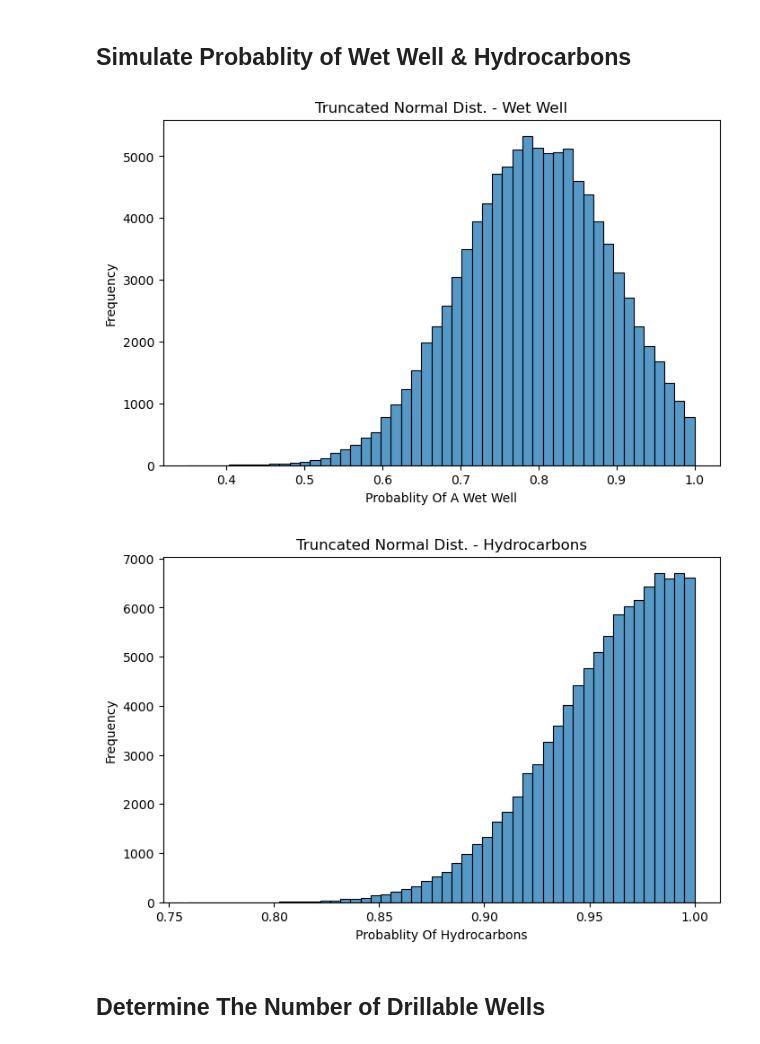
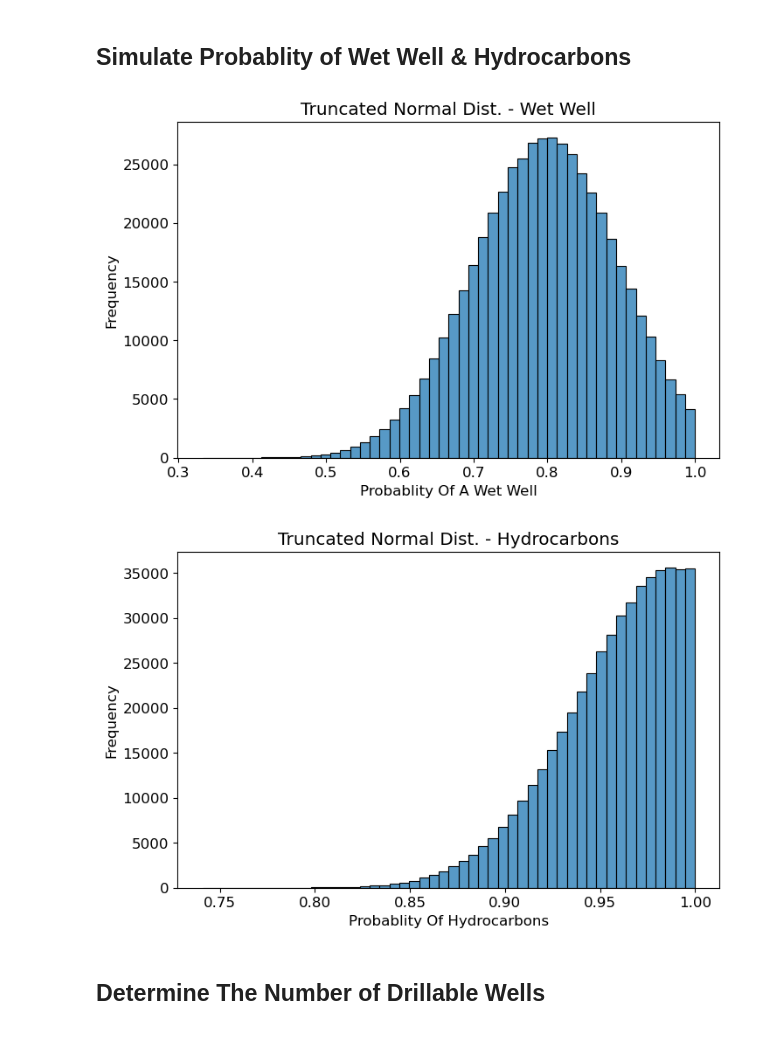
Before and after one commit to SterlingHayden/Simulation-and-Risk, a Jupyter notebook: HW/HW-03/HW-03.ipynb, the cells around one changed output. Drawn from its saved outputs; the diff is of its cells as text; code cells hidden in the pictures.

```diff
--- a/HW/HW-03/HW-03.ipynb
+++ b/HW/HW-03/HW-03.ipynb
@@ -67,35 +182,35 @@ final_PD = np.array([destandardize(PD[0], decline), destandardize(PD[1], product
 # %%
 # P(wet)
 a, b = 0, 1  # Truncation limits (probabilities between 0 and 1)
 mu, sigma = 0.80, 0.1  # Mean and standard deviation of the normal distribution
 trunc_norm = stats.truncnorm((a - mu) / sigma, (b - mu) / sigma, loc=mu, scale=sigma)
-p_wet = trunc_norm.rvs(size=100000)  # Sample a probability value 100000 times
+p_wet = trunc_norm.rvs(size=500000)  # Sample a probability value 500000 times
 
 # Plot P(wet)  out
 plt.figure(figsize=(8, 5))
 ax = sns.histplot(data=p_wet, bins=50)
 ax.set_title("Truncated Normal Dist. - Wet Well")
 ax.set_xlabel("Probablity Of A Wet Well")
 ax.set_ylabel("Frequency")
 plt.show()
 
 
 # P(hydrocarbons)
 a, b = 0, 1  # Truncation limits (probabilities between 0 and 1)
 mu, sigma = 0.99, 0.05  # Mean and standard deviation of the normal distribution
 trunc_norm = stats.truncnorm((a - mu) / sigma, (b - mu) / sigma, loc=mu, scale=sigma)
-p_hydro = trunc_norm.rvs(size=100000)  # Sample a probability value 100000 times
+p_hydro = trunc_norm.rvs(size=500000)  # Sample a probability value 500000 times
 
 # Plot P(hydrocarbons) out
 plt.figure(figsize=(8, 5))
 ax = sns.histplot(data=p_hydro, bins=50)
 ax.set_title("Truncated Normal Dist. - Hydrocarbons")
 ax.set_xlabel("Probablity Of Hydrocarbons")
 ax.set_ylabel("Frequency")
 plt.show()
 # %% [output]
-[figure, old version]
+[figure, new version]
-[figure, old version]
+[figure, new version]
 # %% [markdown]
 ## Determine The Number of Drillable Wells
 # %%
```
Also changed, not shown: parts of 10 cells of this notebook.
